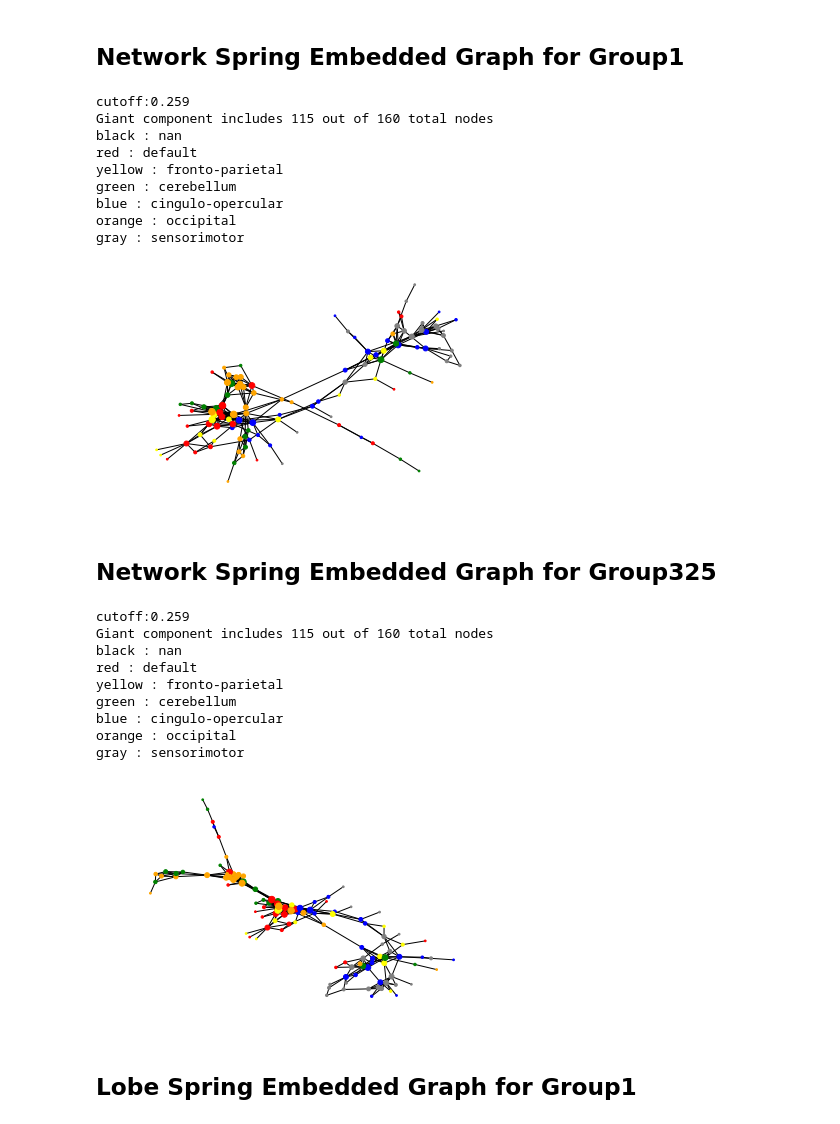
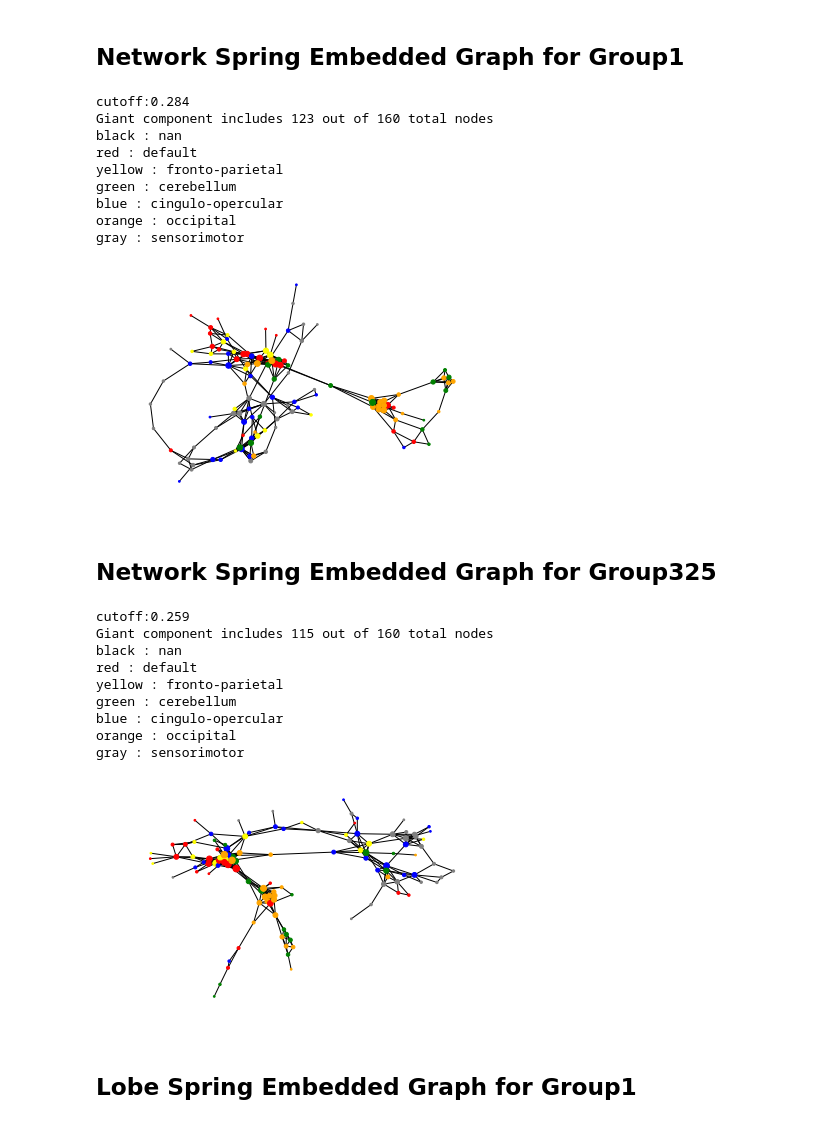
Before and after one commit to MarcBHarrison/Final_Project_PSYCH267, a Jupyter notebook: BrainNetworks_Final_Project.ipynb, the cells around one changed output. Drawn from its saved outputs; the diff is of its cells as text; code cells hidden in the pictures.

Commit message:
updated project notebook

```diff
--- a/BrainNetworks_Final_Project.ipynb
+++ b/BrainNetworks_Final_Project.ipynb
@@ -1181,44 +1181,44 @@ def get_adjmtx(corrmtx,density,verbose=False):
 tscorr=(rGmean_001)
 
 # load label data
-labeldata = pd.read_csv('/Users/home/Desktop/4networks.csv')
+labeldata = pd.read_csv('/Users/home/Desktop/Final_Project_PSYCH267/4networks.csv')
 
 # now generate a graph using NetworkX
-adjmtx=get_adjmtx(tscorr_gsr,.025,verbose=True)
+adjmtx=get_adjmtx(tscorr,.025,verbose=True)
 G=nx.from_numpy_matrix(adjmtx)
 
 # get giant component
 comps=[i for i in nx.connected_component_subgraphs(G)]
 Gc=comps[0]
 print('Giant component includes %d out of %d total nodes'%(len(Gc.nodes),len(G.nodes)))
 labeldata_Gc=labeldata.loc[list(Gc.nodes)]
 
 
 cl={0:'black',1:'red',2:'yellow',3:'green',4:'blue',5:'orange',6:'gray'}
 colors=[cl[labeldata['db160'].iloc[i]] for i in Gc.nodes]
 degrees=np.array([Gc.degree(i) for i in Gc.nodes])
 expansion=3
 layout=nx.spring_layout(Gc)
 nx.draw_networkx(Gc,pos=layout,with_labels=False,node_color=colors,
               node_size=degrees*expansion)
 _=plt.axis('off')
 dosendict={0:'nan',1:'default',2:'fronto-parietal',
          3:'cerebellum',4:'cingulo-opercular',
          5:'occipital',6:'sensorimotor'}
 
 for i in dosendict:
     print(cl[i],':',dosendict[i])
 # %% [output]
-cutoff:0.259
-Giant component includes 115 out of 160 total nodes
+cutoff:0.284
+Giant component includes 123 out of 160 total nodes
 black : nan
 red : default
 yellow : fronto-parietal
 green : cerebellum
 blue : cingulo-opercular
 orange : occipital
 gray : sensorimotor
-[figure, old version]
+[figure, new version]
 # %% [markdown]
 ## Network Spring Embedded Graph for Group325
 # %%
@@ -1226,10 +1226,10 @@ gray : sensorimotor
 tscorr=(rGmean_325)
 
 # load label data
-labeldata = pd.read_csv('/Users/home/Desktop/4networks.csv')
+labeldata = pd.read_csv('/Users/home/Desktop/Final_Project_PSYCH267/4networks.csv')
 
 # now generate a graph using NetworkX
-adjmtx=get_adjmtx(tscorr_gsr,.025,verbose=True)
+adjmtx=get_adjmtx(tscorr,.025,verbose=True)
 G=nx.from_numpy_matrix(adjmtx)
 
 # get giant component
@@ -1263,7 +1263,7 @@ green : cerebellum
 blue : cingulo-opercular
 orange : occipital
 gray : sensorimotor
-[figure, old version]
+[figure, new version]
 # %% [markdown]
 ## Lobe Spring Embedded Graph for Group1
 # %%
```
Also changed, not shown: parts of 10 cells of this notebook, 1 other file.
